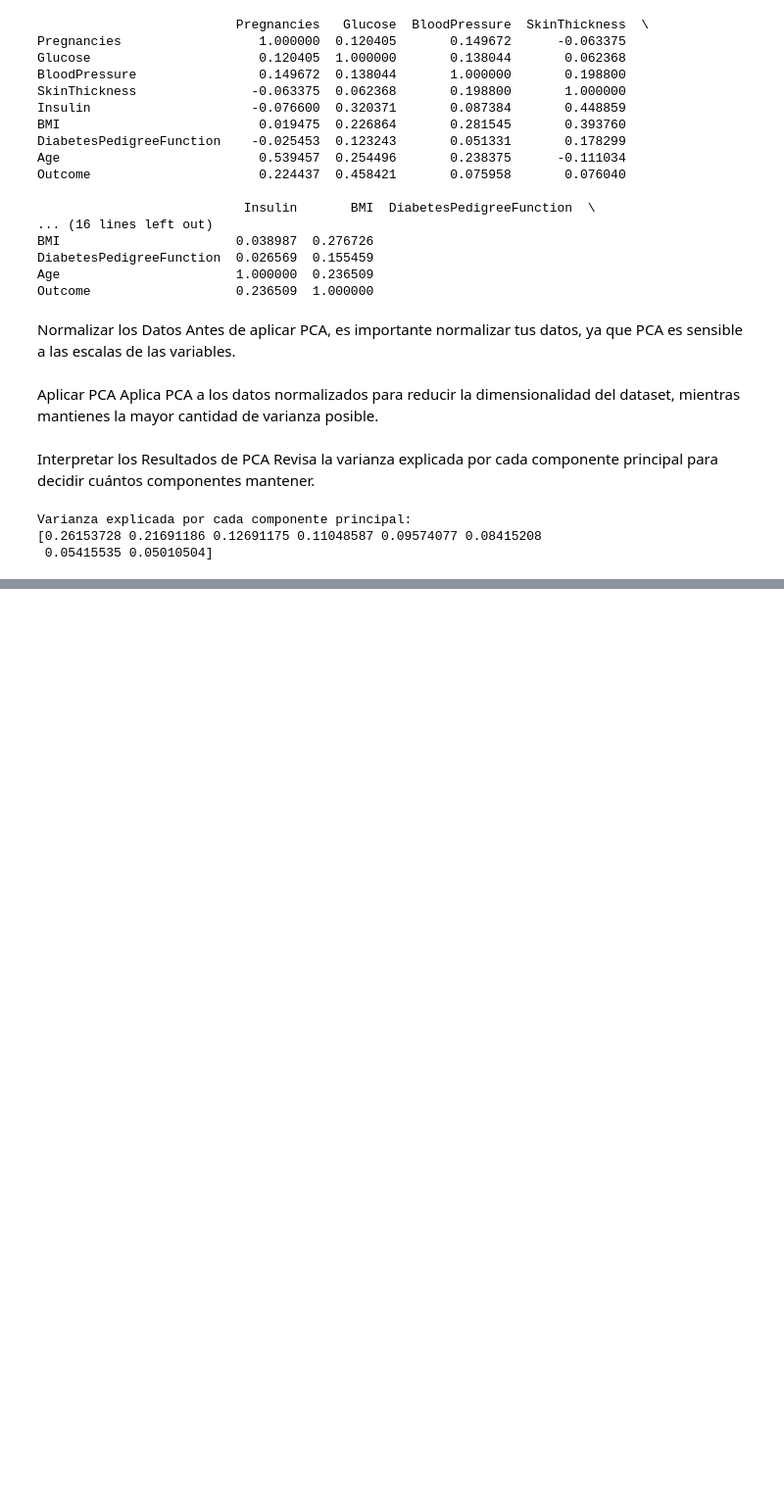
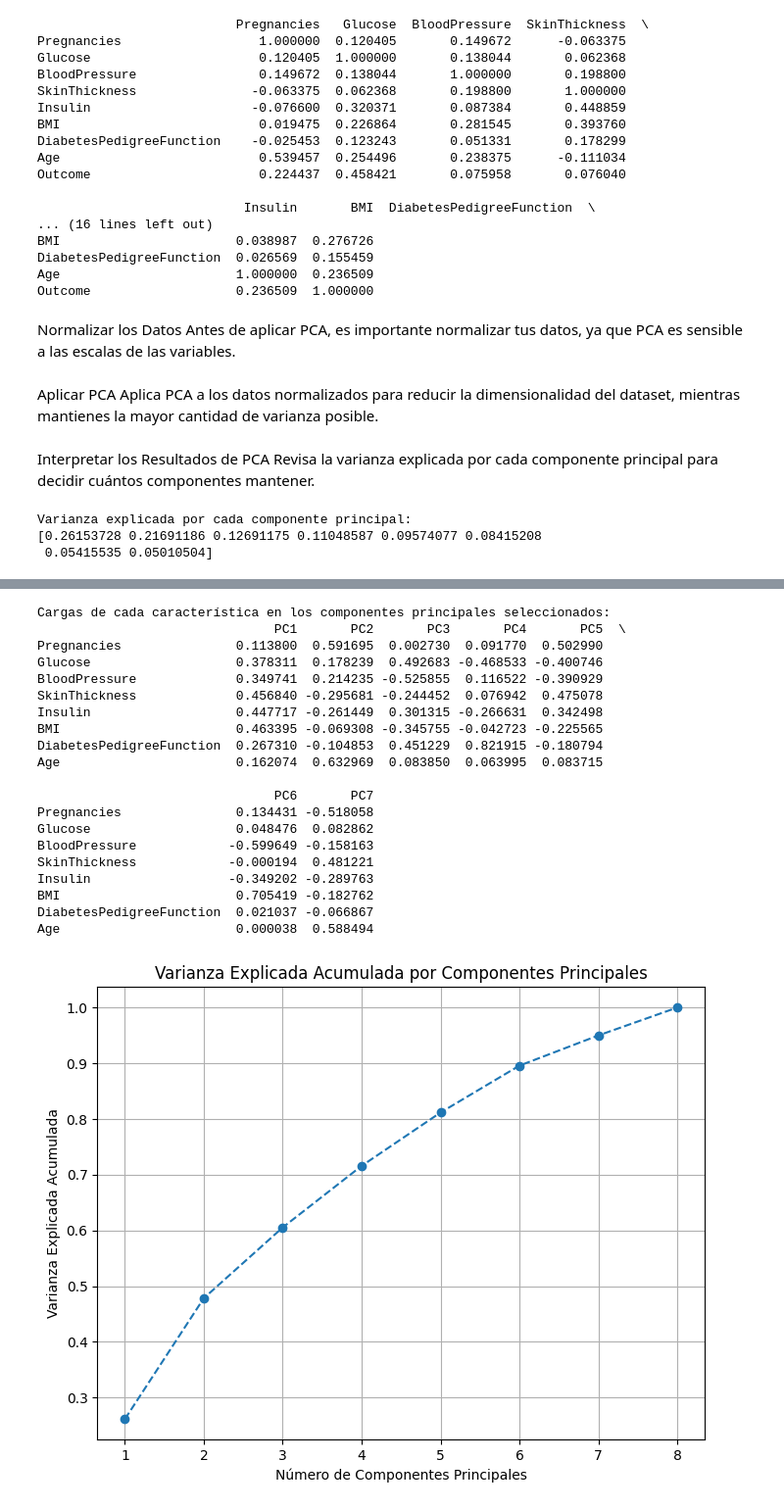
Before and after one commit to paulotolosa/prueba_II_coderhouse, a Jupyter notebook: Proyecto_ParteIII_Tolosa.ipynb, the cells around one changed output, grey strips where cells are left out. Shown: that part at 98% size. Saved outputs shown, nothing was run; the diff lists cells and outputs as text; code cells hidden in the pictures; blank space fills up the shorter version.

```diff
--- a/Proyecto_ParteIII_Tolosa.ipynb
+++ b/Proyecto_ParteIII_Tolosa.ipynb
@@ -179,0 +232,65 @@ Varianza explicada por cada componente principal:
+# %%
+import pandas as pd
+import numpy as np
+import matplotlib.pyplot as plt
+import seaborn as sns
+from sklearn.preprocessing import StandardScaler
+from sklearn.decomposition import PCA
+
+# Separar características (X) y la variable objetivo (y)
+X = df.drop('Outcome', axis=1)
+y = df['Outcome']
+
+# Normalizar las características
+scaler = StandardScaler()
+X_scaled = scaler.fit_transform(X)
+
+# Aplicar PCA
+pca = PCA()
+X_pca = pca.fit_transform(X_scaled)
+
+# Decidir el número de componentes principales a conservar
+explained_variance_ratio = pca.explained_variance_ratio_
+cumulative_variance_ratio = np.cumsum(explained_variance_ratio)
+num_components = np.where(cumulative_variance_ratio >= 0.90)[0][0] + 1
+
+# Obtener la matriz de componentes principales
+components = pca.components_
+
+# Crear un dataframe para mostrar las cargas de cada característica
+loadings_df = pd.DataFrame(components.T, columns=[f'PC{i+1}' for i in range(components.shape[0])], index=X.columns)
+
+# Mostrar las cargas para los componentes principales seleccionados
+print("Cargas de cada característica en los componentes principales seleccionados:")
+print(loadings_df.iloc[:, :num_components])
+
+# Visualizar la varianza explicada acumulada
+plt.figure(figsize=(8, 6))
+plt.plot(range(1, len(explained_variance_ratio) + 1), cumulative_variance_ratio, marker='o', linestyle='--')
+plt.title('Varianza Explicada Acumulada por Componentes Principales')
+plt.xlabel('Número de Componentes Principales')
+plt.ylabel('Varianza Explicada Acumulada')
+plt.grid(True)
+plt.show()
+# %% [output]
+Cargas de cada característica en los componentes principales seleccionados:
+                               PC1       PC2       PC3       PC4       PC5  \
+Pregnancies               0.113800  0.591695  0.002730  0.091770  0.502990
+Glucose                   0.378311  0.178239  0.492683 -0.468533 -0.400746
+BloodPressure             0.349741  0.214235 -0.525855  0.116522 -0.390929
+SkinThickness             0.456840 -0.295681 -0.244452  0.076942  0.475078
+Insulin                   0.447717 -0.261449  0.301315 -0.266631  0.342498
+BMI                       0.463395 -0.069308 -0.345755 -0.042723 -0.225565
+DiabetesPedigreeFunction  0.267310 -0.104853  0.451229  0.821915 -0.180794
+Age                       0.162074  0.632969  0.083850  0.063995  0.083715
+
+                               PC6       PC7
+Pregnancies               0.134431 -0.518058
+Glucose                   0.048476  0.082862
+BloodPressure            -0.599649 -0.158163
+SkinThickness            -0.000194  0.481221
+Insulin                  -0.349202 -0.289763
+BMI                       0.705419 -0.182762
+DiabetesPedigreeFunction  0.021037 -0.066867
+Age                       0.000038  0.588494
+[figure, added]
```
Also changed, not shown: parts of 10 cells of this notebook.
